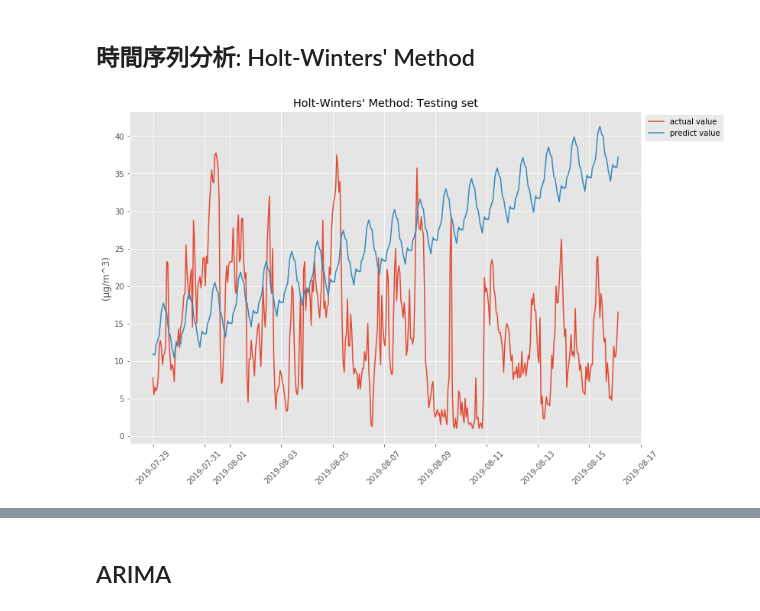
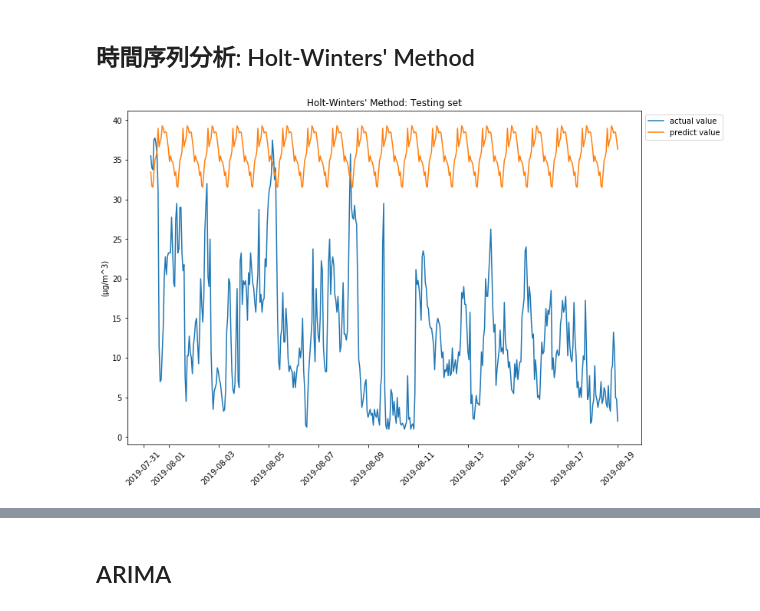
Before and after one commit to kevin110604/pm2.5_training, a Jupyter notebook: pm2.5_training_notebook.ipynb, the cells around one changed output, grey strips where cells are left out. Drawn from its saved outputs; the diff is of its cells as text; code cells hidden in the pictures.

```diff
--- a/pm2.5_training_notebook.ipynb
+++ b/pm2.5_training_notebook.ipynb
@@ -518,0 +631,30 @@ plt.show()
+# %%
+# Load data
+data3 = get_data_by_pos(3)
+df3 = pd.DataFrame(data3)
+# Input time
+time = ['2019 05 11', '2019 08 06']
+taipei_tz = pytz.timezone('Asia/Taipei')
+# Set time
+start_time = dt.datetime.strptime(time[0], '%Y %m %d').replace(tzinfo=taipei_tz)
+end_time = dt.datetime.strptime(time[1], '%Y %m %d').replace(tzinfo=taipei_tz)
+# Select the duration
+# df3 = df3.loc[ df3['date'] >= start_time ]
+# df3 = df3.loc[ df3['date'] <= end_time ]
+# Rename the names of columns
+df3 = df3.rename(columns = {'pm10': 'pm1.0', 'pm25': 'pm2.5', 'pm100': 'pm10.0'})
+# Data cleaning
+# want_cols = ['humidity', 'pm1.0', 'pm10.0', 'pm2.5', 'temp']
+# df3 = df3[(np.abs(stats.zscore(df3.loc[:, want_cols])) < 4).all(axis=1)]
+df3 = df3.loc[ df3['pm2.5'] <= 120 ]
+df3 = df3.loc[ df3['humidity'] <= 100 ]
+# Split time infomation from column `date`
+df3['month'] = df3['date'].apply(lambda x: x.month)
+df3['day'] = df3['date'].apply(lambda x: x.day)
+df3['weekday'] = df3['date'].apply(lambda x: x.weekday)
+df3['hour'] = df3['date'].apply(lambda x: x.hour)
+df3['hour_minute'] = df3['date'].apply(lambda x: x.hour+x.minute/60)
+# Set the order of the columns & discard some columns
+df3 = df3[['month', 'day', 'weekday', 'hour', 'hour_minute', 'pm1.0', 'pm2.5', 'pm10.0', 'temp', 'humidity']]
+# Evaluate mean values for each hour
+df3mean = df3.groupby(['month', 'day', 'hour']).mean()
@@ -694,7 +941,7 @@ m.plot_components(forecast);
 pd.plotting.register_matplotlib_converters()
 # Plt
 plt.figure(figsize=(12, 8))
-plt.style.use('ggplot')
+# plt.style.use('ggplot')
 plt.plot(train_prophet['ds'], train_prophet['y'], label='training set')
 plt.plot(test_prophet['ds'], test_prophet['y'], label='testing set')
 plt.plot(forecast['ds'], forecast['yhat'], label='predict value')
@@ -743,7 +989,6 @@ predict_y = predict_y[predict_y['ds'] > middle_time]
 pd.plotting.register_matplotlib_converters()
 # Plt
 plt.figure(figsize=(12, 8))
-plt.style.use('ggplot')
 plt.plot(test_prophet['ds'], test_prophet['y'], label='actual value')
 plt.plot(predict_y['ds'], predict_y['yhat'], label='predict value')
 plt.xticks(rotation=45)
@@ -822,24 +1067,24 @@ Holt_Winters_model = ExponentialSmoothing(np.asarray(train_df['pm2.5']),
                                           seasonal_periods=24,
                                           trend='add',
                                           seasonal='add',
-                                          damped=False).fit()
+                                          damped=True).fit()
 # Predict
 predict_y = Holt_Winters_model.forecast(len(test_df))
 # %%
 # Add explicitly converter
 pd.plotting.register_matplotlib_converters()
 # Plt
 plt.figure(figsize=(12, 8))
-plt.style.use('ggplot')
+# plt.style.use('ggplot')
 plt.plot(test_df['time'], test_df['pm2.5'], label='actual value')
 plt.plot(test_df['time'], predict_y, label='predict value')
 plt.xticks(rotation=45)
 plt.ylabel('(μg/m^3)')
 plt.legend(loc='upper left', bbox_to_anchor=(1,1))
 plt.title('Holt-Winters\' Method: Testing set')
 plt.show()
 # %% [output]
-[figure, old version]
+[figure, new version]
 # %%
 # Calculate mean squared error for test set
 test_mse = metrics.mean_squared_error(test_df['pm2.5'], predict_y)
```
Also changed, not shown: parts of 68 cells of this notebook, 1 other file.
